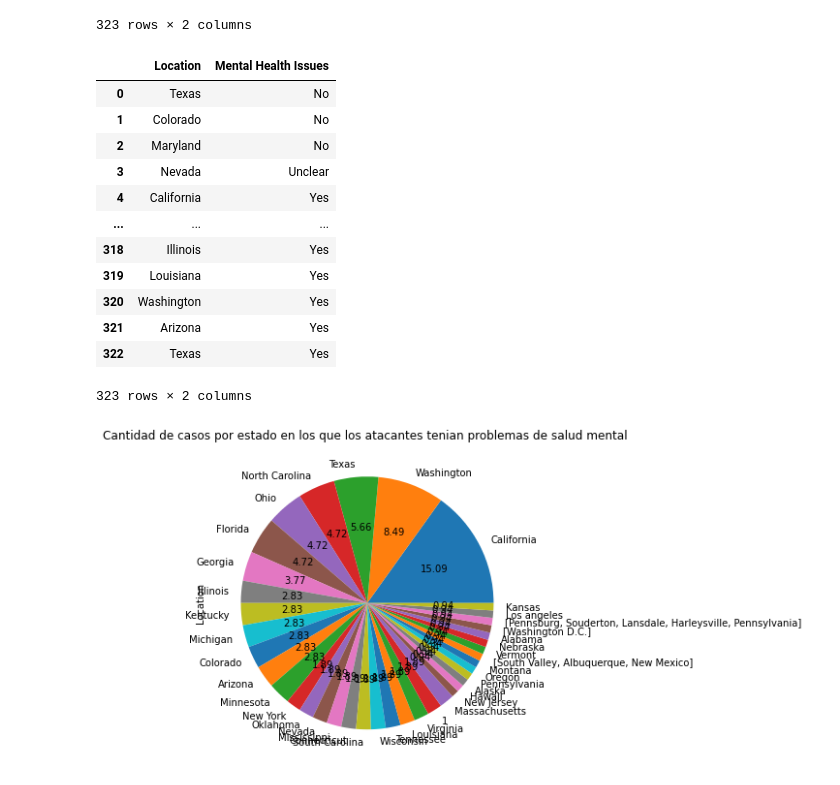
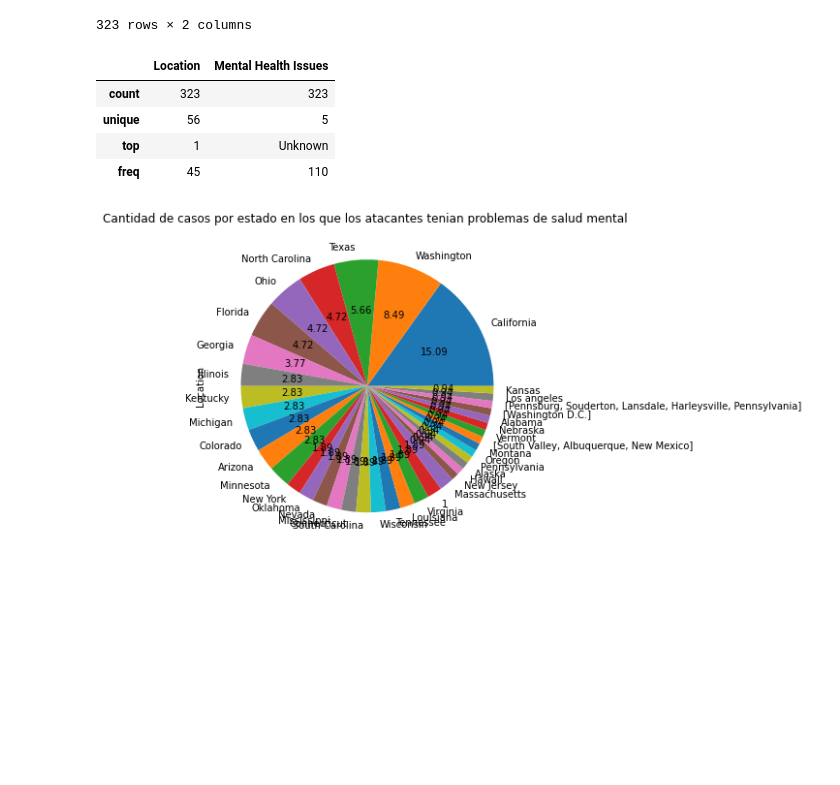
Before and after one commit to panxolopez/proyecto_mineria, a Jupyter notebook: proyecto_data1621.ipynb, the cells around one changed output. Cells and saved outputs as stored; diff of their text form; code cells hidden in the pictures; blank space fills up the shorter version.

```diff
--- a/proyecto_data1621.ipynb
+++ b/proyecto_data1621.ipynb
@@ -784,46 +784,38 @@ for i in df_state['Location']:
             df_state['Location'][count-1] = 'Nevada'
         elif('CA' == i[1]):
             df_state['Location'][count-1] = 'California'
         elif('PA' == i[1]):
             df_state['Location'][count-1] = 'Pensilvania'
         elif('WA' == i[1]):
             df_state['Location'][count-1] = 'Washington'
         elif('LA' == i[1]):
             df_state['Location'][count-1] = 'Los angeles'
         else:
             df_state['Location'][count-1] = i[1]
 
     elif(len(i) == 1):
         if(i == 'Washington D.C.'):
             df_state['Location'][count-1] = 'Washington'
         else:
             continue
     elif(len(i)== 5):
         if(i == 'Pennsylvania'):
             df_state['Location'][count-1] = 'Pensilvania'
         else:
             continue
     elif(len(i)== 3):
         if(i == 'New Mexico'):
             df_state['Location'][count-1] = 'New Mexico'
         else:
             continue
 
-df_state
+df_state.describe(include='all')
 # %% [output]
 |  | Location | Mental Health Issues |
-| 0 | Texas | No |
-| 1 | Colorado | No |
-| 2 | Maryland | No |
-| 3 | Nevada | Unclear |
-| 4 | California | Yes |
-| ... | ... | ... |
-| 318 | Illinois | Yes |
-| 319 | Louisiana | Yes |
-| 320 | Washington | Yes |
-| 321 | Arizona | Yes |
-| 322 | Texas | Yes |
+| count | 323 | 323 |
+| unique | 56 | 5 |
+| top | 1 | Unknown |
+| freq | 45 | 110 |
-323 rows × 2 columns
 # %%
 df_yes= df_state[(df_state['Mental Health Issues'] =='Yes')]
 # %%
```
Also changed, not shown: parts of 4 cells of this notebook.
